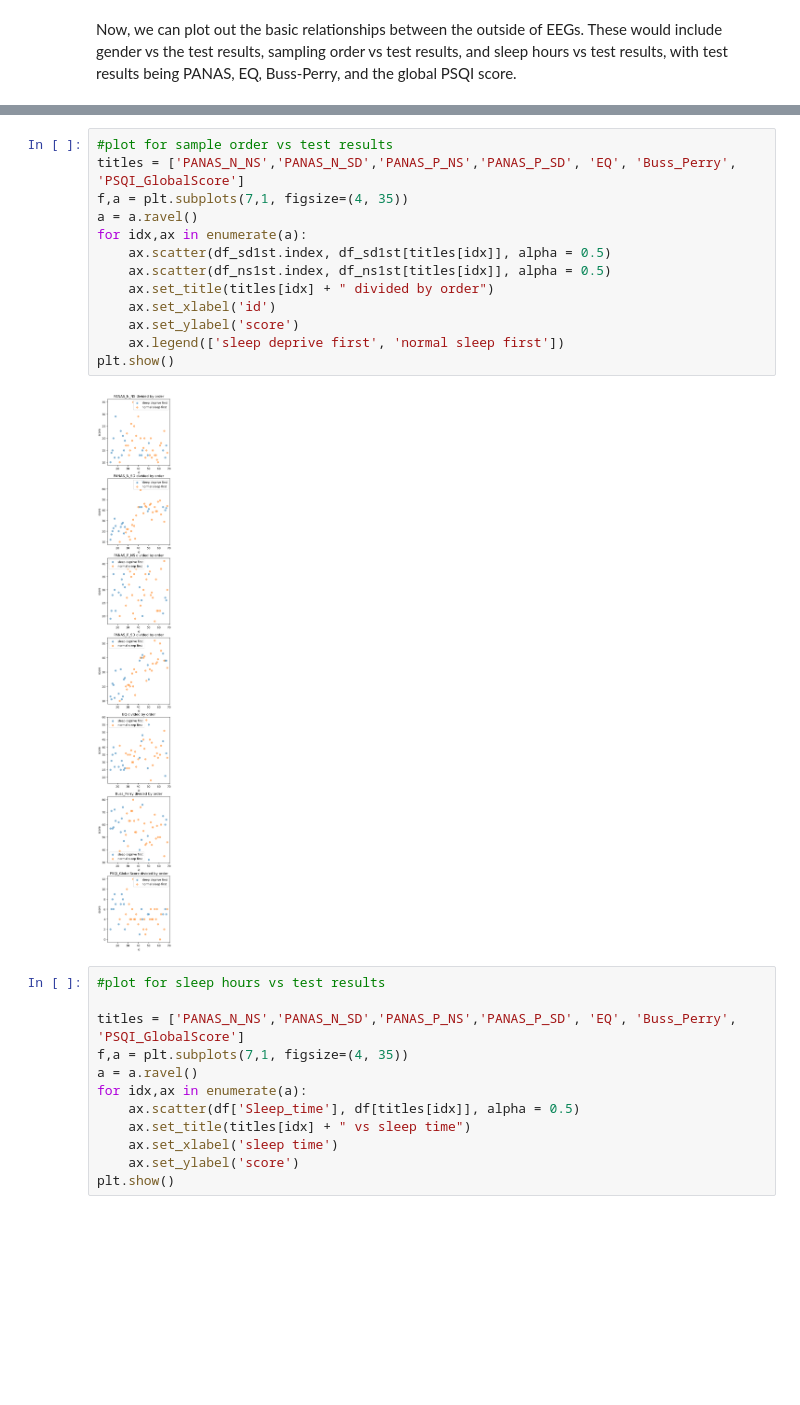
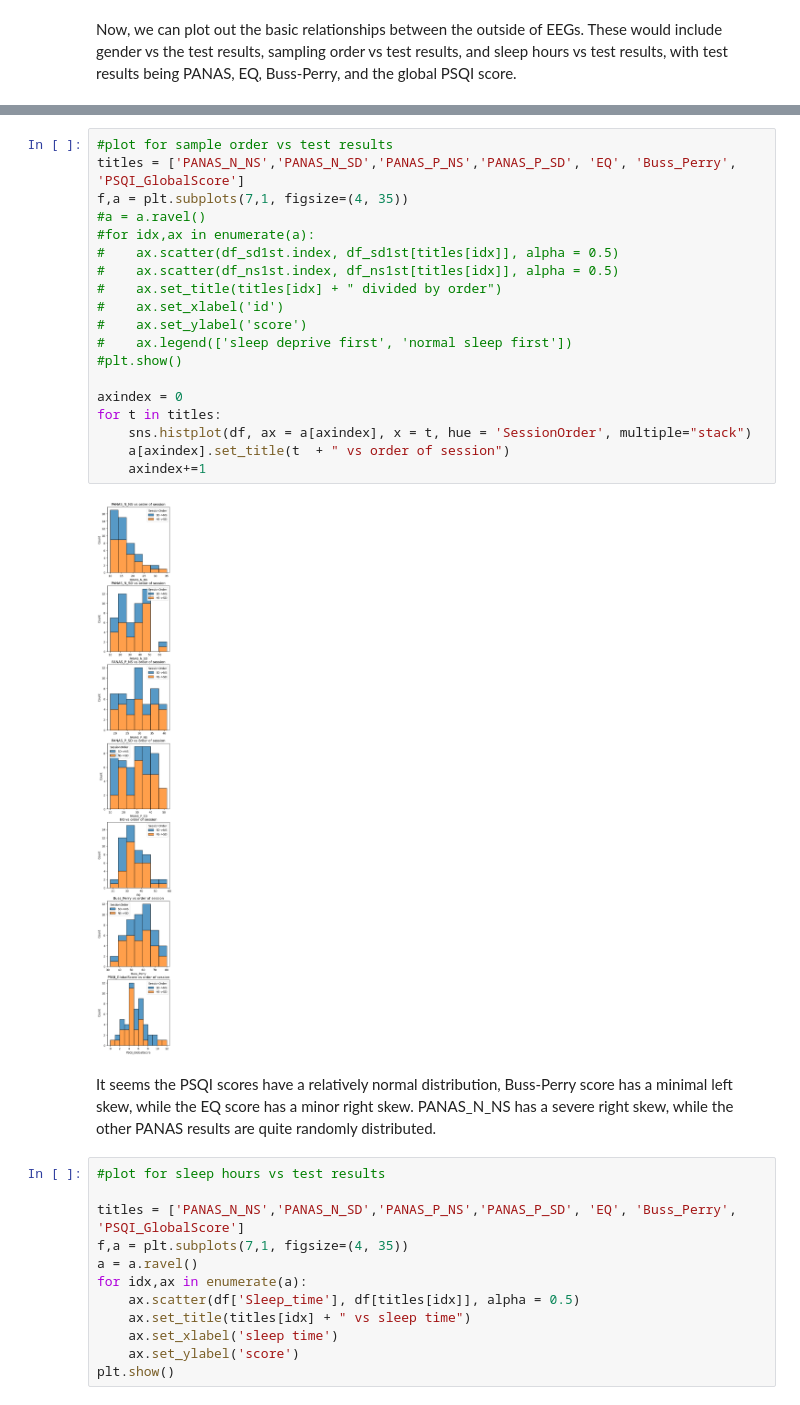
Before and after one commit to yangwestyyy21/sleepdeprivation_COGS138, a Jupyter notebook: sleepdeprivation_COGS138/EDA.ipynb, the cells around one changed output, grey strips where cells are left out. Drawn from its saved outputs; the diff is of its cells as text; blank space fills up the shorter version.

Commit message:
change graphs again

```diff
--- a/sleepdeprivation_COGS138/EDA.ipynb
+++ b/sleepdeprivation_COGS138/EDA.ipynb
@@ -268,18 +273,26 @@ plt.show()
 # %%
 #plot for sample order vs test results
 titles = ['PANAS_N_NS','PANAS_N_SD','PANAS_P_NS','PANAS_P_SD', 'EQ', 'Buss_Perry', 'PSQI_GlobalScore']
 f,a = plt.subplots(7,1, figsize=(4, 35))
-a = a.ravel()
-for idx,ax in enumerate(a):
-    ax.scatter(df_sd1st.index, df_sd1st[titles[idx]], alpha = 0.5)
-    ax.scatter(df_ns1st.index, df_ns1st[titles[idx]], alpha = 0.5)
-    ax.set_title(titles[idx] + " divided by order")
-    ax.set_xlabel('id')
-    ax.set_ylabel('score')
-    ax.legend(['sleep deprive first', 'normal sleep first'])
-plt.show()
+#a = a.ravel()
+#for idx,ax in enumerate(a):
+#    ax.scatter(df_sd1st.index, df_sd1st[titles[idx]], alpha = 0.5)
+#    ax.scatter(df_ns1st.index, df_ns1st[titles[idx]], alpha = 0.5)
+#    ax.set_title(titles[idx] + " divided by order")
+#    ax.set_xlabel('id')
+#    ax.set_ylabel('score')
+#    ax.legend(['sleep deprive first', 'normal sleep first'])
+#plt.show()
+
+axindex = 0
+for t in titles:
+    sns.histplot(df, ax = a[axindex], x = t, hue = 'SessionOrder', multiple="stack")
+    a[axindex].set_title(t  + " vs order of session")
+    axindex+=1
 # %% [output]
-[figure, old version]
+[figure, new version]
+# %% [markdown]
+It seems the PSQI scores have a relatively normal distribution, Buss-Perry score has a minimal left skew, while the EQ score has a minor right skew. PANAS_N_NS has a severe right skew, while the other PANAS results are quite randomly distributed.
 # %%
 #plot for sleep hours vs test results
 
```
Also changed, not shown: parts of 4 cells of this notebook.
